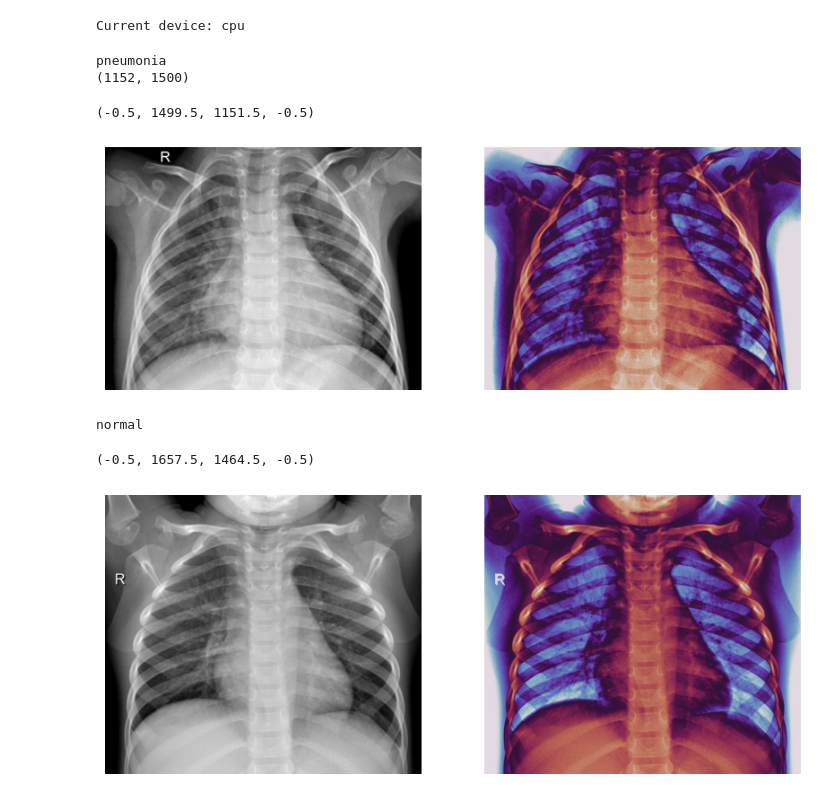
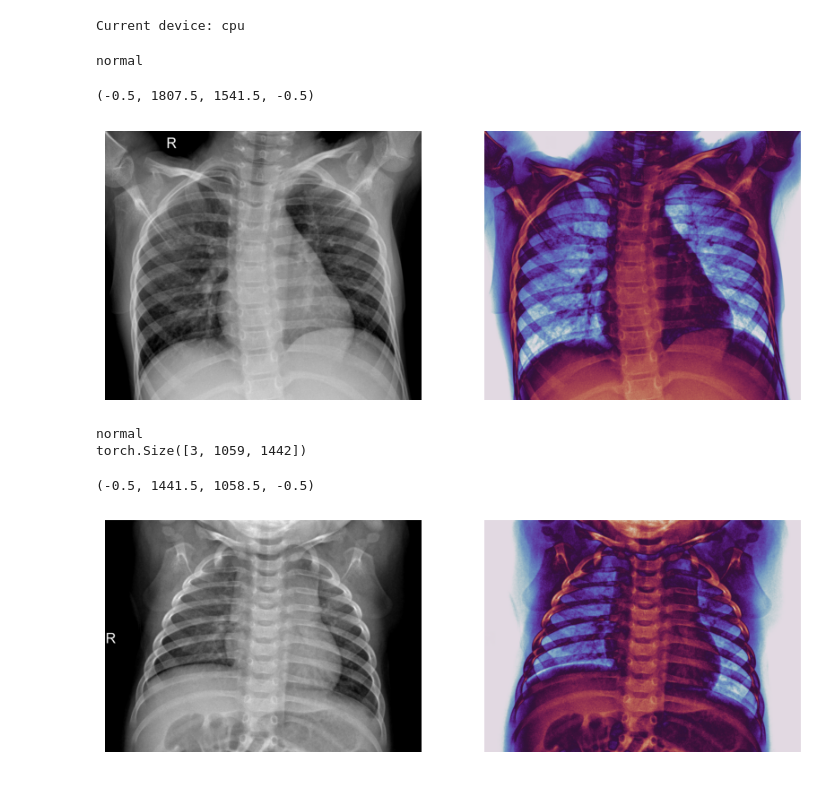
Before and after one commit to cybernetic-m/jam-net, a Jupyter notebook: code/cv_project.ipynb, the cells around one changed output. Drawn from its saved outputs; the diff is of its cells as text; code cells hidden in the pictures.

```diff
--- a/code/cv_project.ipynb
+++ b/code/cv_project.ipynb
@@ -292,10 +292,17 @@ Colormap documentation:
 
 https://docs.opencv.org/3.4/d3/d50/group__imgproc__colormap.html
 # %%
-def get_heatmap(img_path):
+def get_heatmap(img_original):
 
-    img = cv2.imread(img_path, cv2.IMREAD_GRAYSCALE)
-    img_normalized = cv2.normalize(img, None, alpha=0, beta=255, norm_type=cv2.NORM_MINMAX, dtype=cv2.CV_8U)
+    # check if the image is on gpu, if yes bring to cpu for use numpy
+    if img_original.is_cuda:
+        img_original = img_original.cpu()
+
+    img_original = img_original.detach().numpy()
+    img_original = np.transpose( img_original, (1,2,0) ) # C, H, W -> H, W, C format
+    img_original = cv2.cvtColor(img_original, cv2.COLOR_RGB2GRAY) # get gray-scale image
+
+    img_normalized = cv2.normalize(img_original, None, alpha=0, beta=255, norm_type=cv2.NORM_MINMAX, dtype=cv2.CV_8U)
     img_colored = cv2.applyColorMap(img_normalized, cv2.COLORMAP_TWILIGHT)
     img_rgb = cv2.cvtColor(img_colored, cv2.COLOR_BGR2RGB)
 
@@ -718,36 +729,34 @@ setup_device()
 # %% [output]
 Current device: cpu
 # %%
-normal_img_path, label_1  = train_dataset[667] #"chest_xray/test/train_normal_00001.jpeg"
+normal_img, label_1  = train_dataset[97] #"chest_xray/test/train_normal_00001.jpeg"
 print(label_1)
-normal_img = Image.open(normal_img_path)
-normal_img = np.array(normal_img)
 print(normal_img.shape)
-processed_img = get_heatmap(normal_img_path) # Ci sono altri tipi ti filtri per fare l'highlight ( fatto per bene ), ne ho scelto uno
+
+processed_img = get_heatmap(normal_img)
 
 plt.figure( figsize=(10,5))
 plt.subplot(1,2,1)
-plt.imshow(normal_img, cmap='gray')
+plt.imshow( np.transpose(normal_img, (1,2,0)), cmap='gray')
 plt.axis('off')
 
 plt.subplot(1,2,2)
 plt.imshow(processed_img)
 plt.axis('off')
 # %% [output]
-pneumonia
-(1152, 1500)
+normal
-(-0.5, 1499.5, 1151.5, -0.5)
+(-0.5, 1807.5, 1541.5, -0.5)
-[figure, old version]
+[figure, new version]
 # %%
-normal_img_path, label_2  = train_dataset[0] # "chest_xray/test/test_pneumonia_00019.jpeg"
+normal_img, label_2  = train_dataset[13] # "chest_xray/test/test_pneumonia_00019.jpeg"
 print(label_2)
-normal_img = Image.open(normal_img_path)
-normal_img = np.array(normal_img)
-processed_img = get_heatmap(normal_img_path)
+print(normal_img.shape)
+
+processed_img = get_heatmap(normal_img)
 
 plt.figure( figsize=(10,5))
 plt.subplot(1,2,1)
-plt.imshow(normal_img, cmap='gray')
+plt.imshow(np.transpose(normal_img, (1,2,0)), cmap='gray')
 plt.axis('off')
 
 plt.subplot(1,2,2)
@@ -755,5 +764,6 @@ plt.imshow(processed_img)
 plt.axis('off')
 # %% [output]
 normal
+torch.Size([3, 1059, 1442])
-(-0.5, 1657.5, 1464.5, -0.5)
+(-0.5, 1441.5, 1058.5, -0.5)
-[figure, old version]
+[figure, new version]
```
Also changed, not shown: parts of 5 cells of this notebook.
